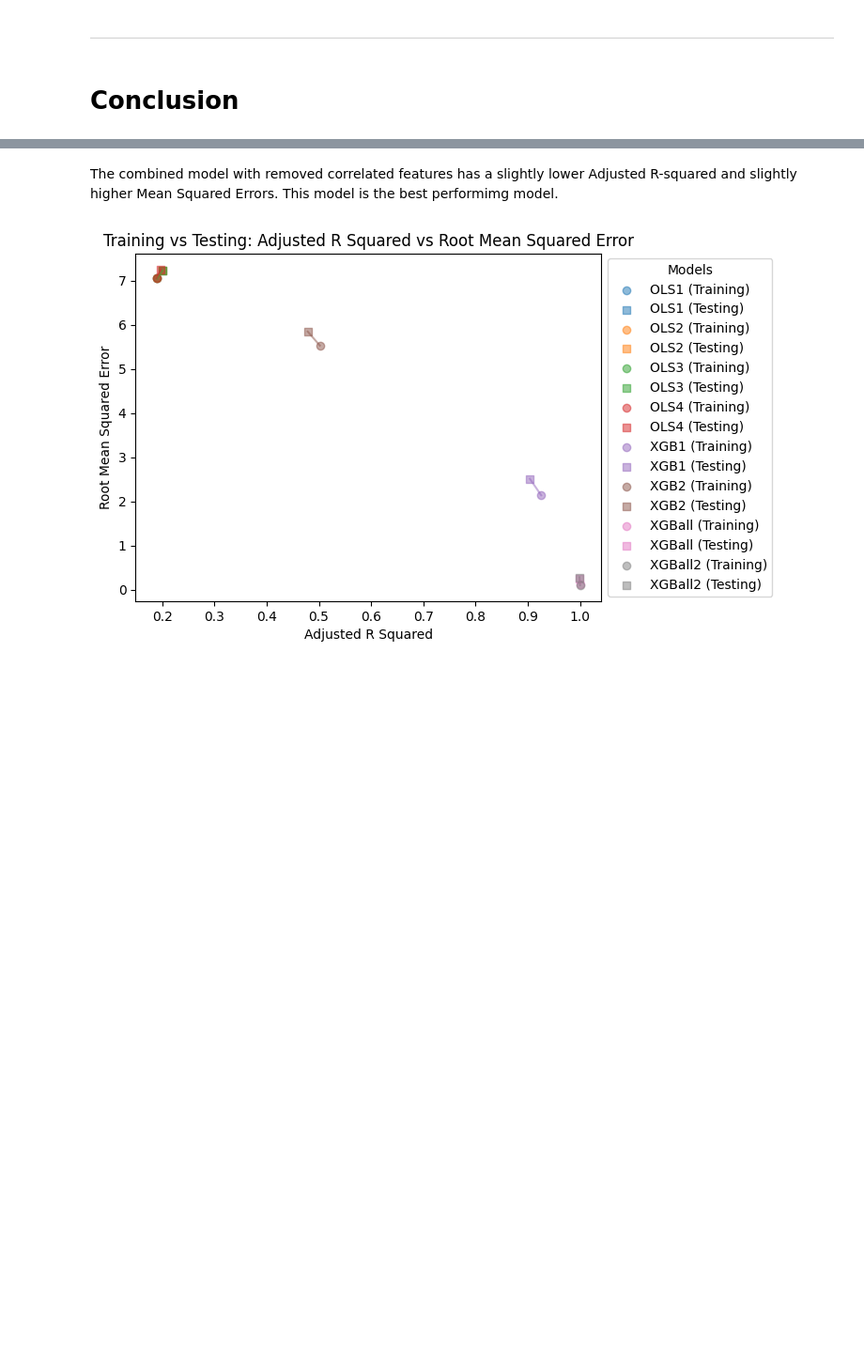
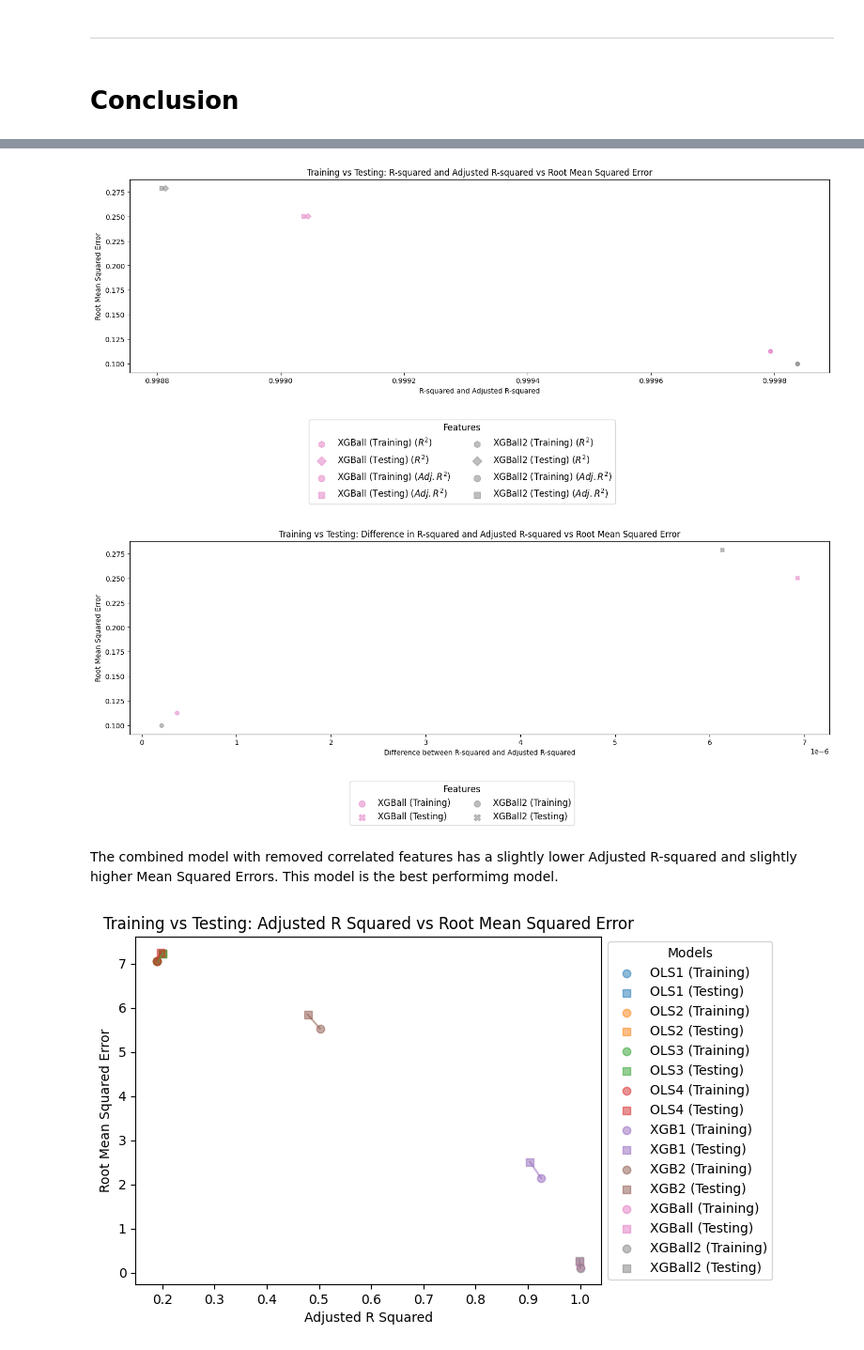
Before and after one commit to kdhahmo/Statistical-Modelling-Project, a Jupyter notebook: Revised-Approach/notebooks/model_building.ipynb, the cells around one changed output, grey strips where cells are left out. Shown at 94% size. Saved outputs shown, nothing was run; the diff lists cells and outputs as text; code cells hidden in the pictures; blank space fills up the shorter version.

```diff
--- a/Revised-Approach/notebooks/model_building.ipynb
+++ b/Revised-Approach/notebooks/model_building.ipynb
@@ -4041,3 +4049,11 @@ RMSEdifference3, ADJR2difference3 = GraphCalcs(ResultsStore.GetResults())
+# %%
+# comparing just the xgboost model with all features and the xbgoost model with the only removed features being correlated ones
+GraphCalcs(ResultsStore.GetResults(), 2, 2, 2, 1, False, ColourAdjust=6)
+# %% [output]
+[figure, added]
+[figure, added]
+[figure, added]
+[figure, added]
 # %% [markdown]
 The combined model with removed correlated features has a slightly lower Adjusted R-squared and slightly higher Mean Squared Errors. This model is the best performimg model.
 # %%
```
Also changed, not shown: parts of 4 cells of this notebook.
